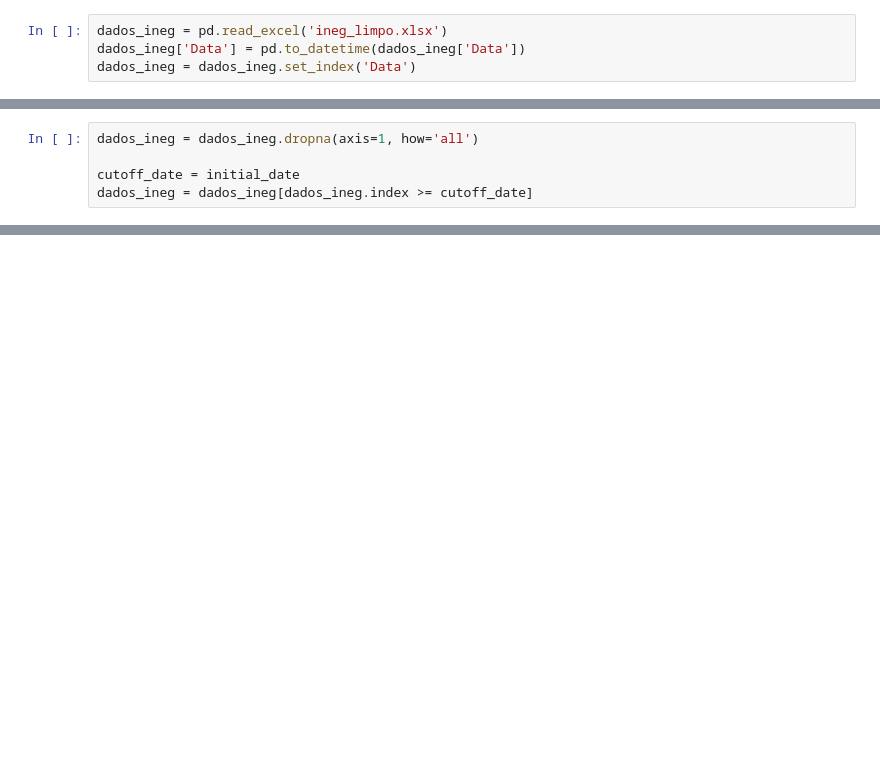
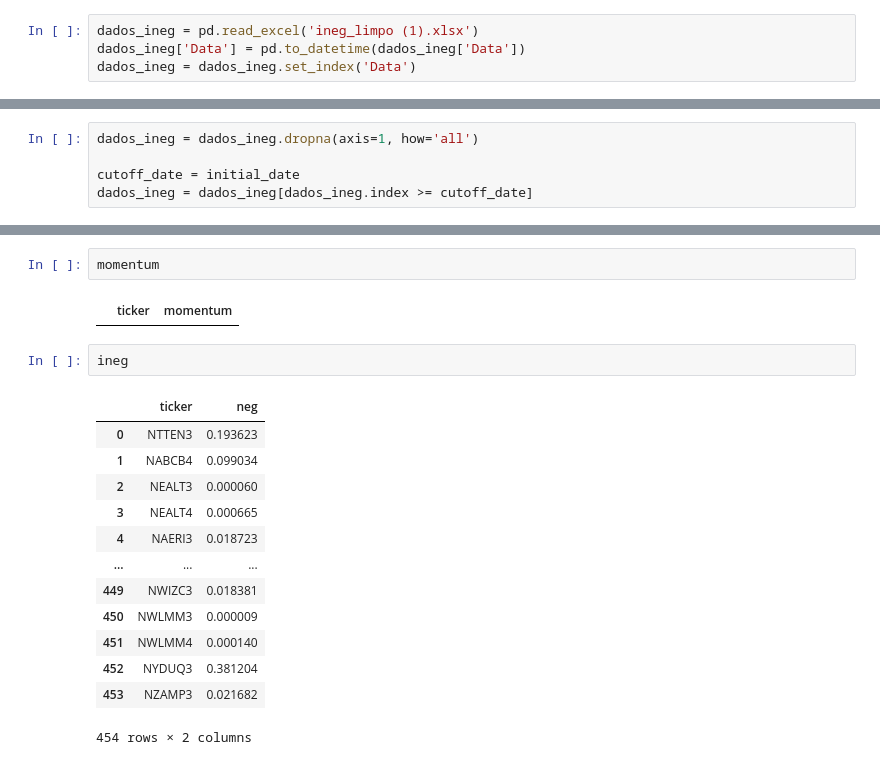
Before and after one commit to fefebiru/IQF-Grupo2, a Jupyter notebook: teste1.ipynb, the cells around one changed output, grey strips where cells are left out. Cells and saved outputs as stored; diff of their text form; blank space fills up the shorter version.

```diff
--- a/teste1.ipynb
+++ b/teste1.ipynb
@@ -19,5 +26,5 @@ closing_price = closing_price.set_index('Data')
 # %%
-dados_ineg = pd.read_excel('ineg_limpo.xlsx')
+dados_ineg = pd.read_excel('ineg_limpo (1).xlsx')
 dados_ineg['Data'] = pd.to_datetime(dados_ineg['Data'])
 dados_ineg = dados_ineg.set_index('Data')
 # %%
@@ -198,0 +348,20 @@ AttributeError: module 'quantstats' has no attribute 'reports'
+# %%
+momentum
+# %% [output]
+|  | ticker | momentum |
+# %%
+ineg
+# %% [output]
+|  | ticker | neg |
+| 0 | NTTEN3 | 0.193623 |
+| 1 | NABCB4 | 0.099034 |
+| 2 | NEALT3 | 0.000060 |
+| 3 | NEALT4 | 0.000665 |
+| 4 | NAERI3 | 0.018723 |
+| ... | ... | ... |
+| 449 | NWIZC3 | 0.018381 |
+| 450 | NWLMM3 | 0.000009 |
+| 451 | NWLMM4 | 0.000140 |
+| 452 | NYDUQ3 | 0.381204 |
+| 453 | NZAMP3 | 0.021682 |
+454 rows × 2 columns
```
Also changed, not shown: parts of 13 cells of this notebook, 6 other files.
